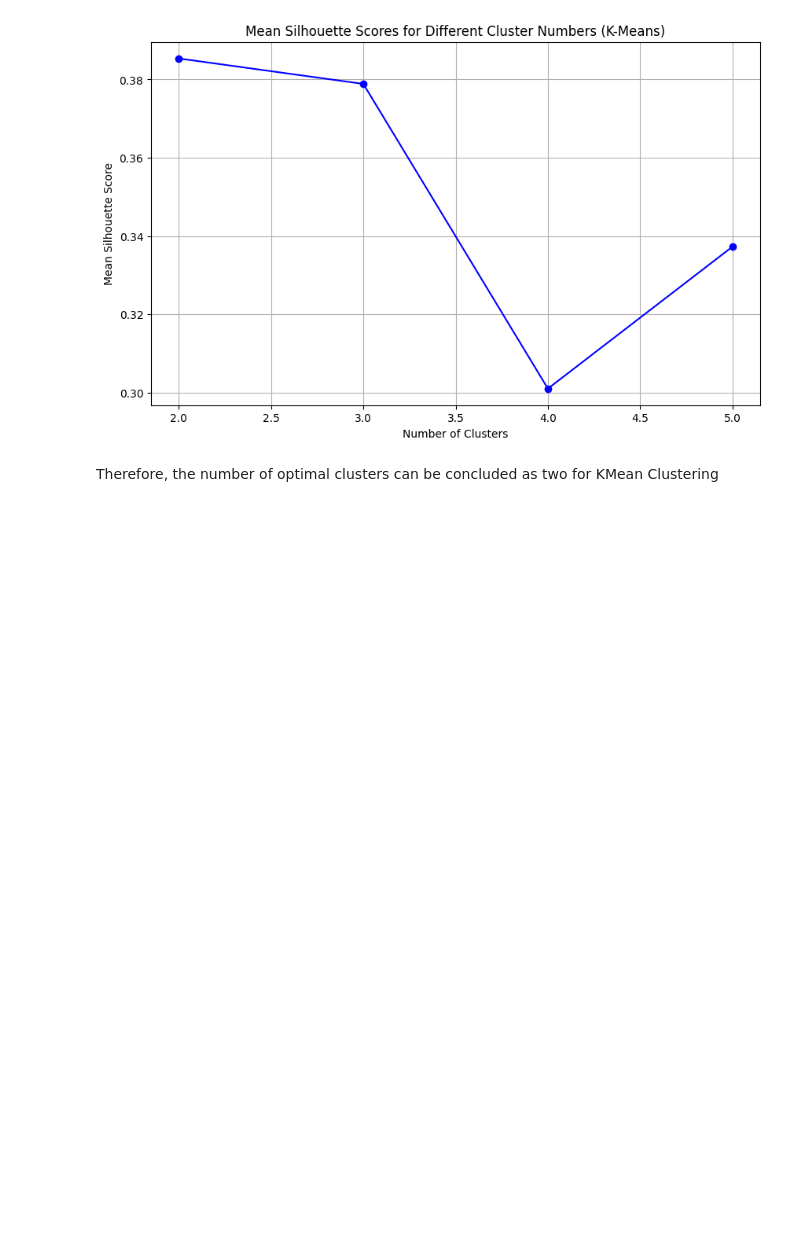
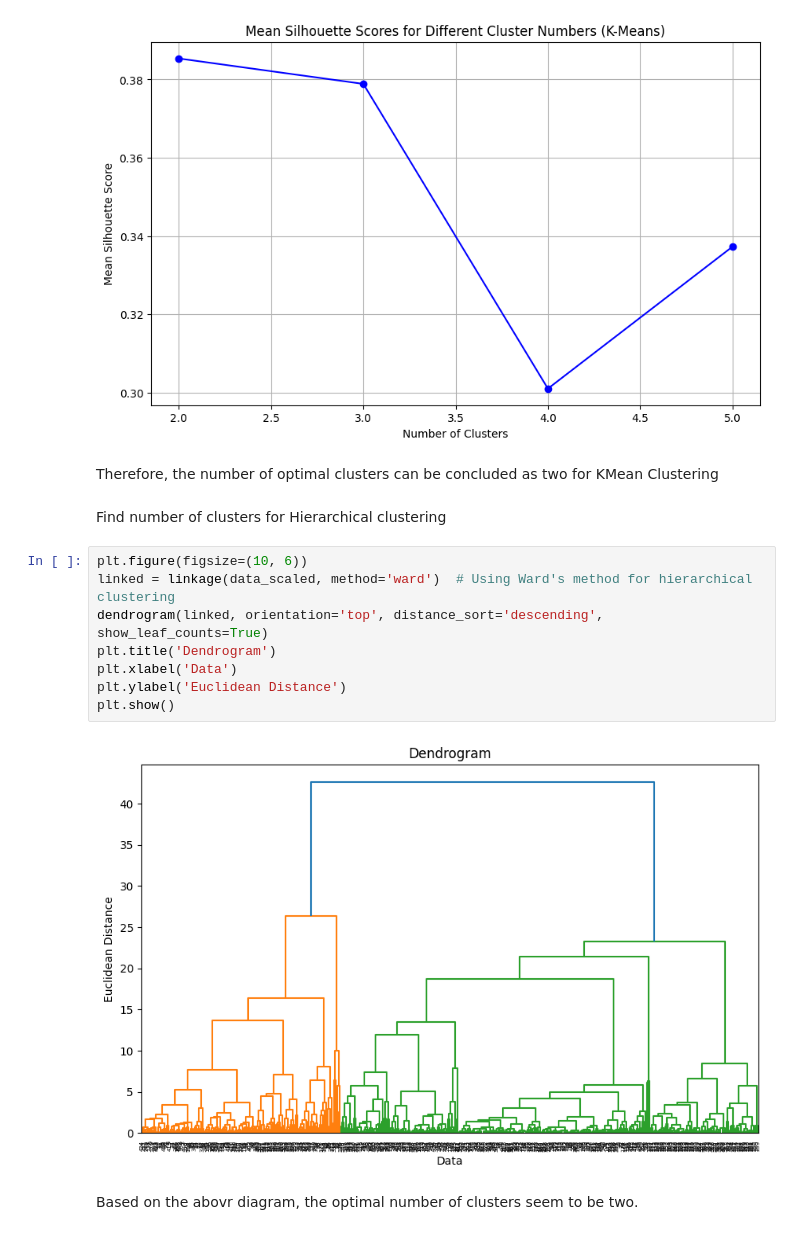
Before and after one commit to ananthk19/clusteringExperiment, a Jupyter notebook: main.ipynb, the cells around one changed output. Drawn from its saved outputs; the diff is of its cells as text; blank space fills up the shorter version.

Commit message:
Found Optimal Clusters for Hierarchical

```diff
--- a/main.ipynb
+++ b/main.ipynb
@@ -82,3 +82,17 @@ plt.show()
 [figure]
 # %% [markdown]
 Therefore, the number of optimal clusters can be concluded as two for KMean Clustering
+# %% [markdown]
+Find number of clusters for Hierarchical clustering
+# %%
+plt.figure(figsize=(10, 6))
+linked = linkage(data_scaled, method='ward')  # Using Ward's method for hierarchical clustering
+dendrogram(linked, orientation='top', distance_sort='descending', show_leaf_counts=True)
+plt.title('Dendrogram')
+plt.xlabel('Data')
+plt.ylabel('Euclidean Distance')
+plt.show()
+# %% [output]
+[figure, added]
+# %% [markdown]
+Based on the abovr diagram, the optimal number of clusters seem to be two.
```
